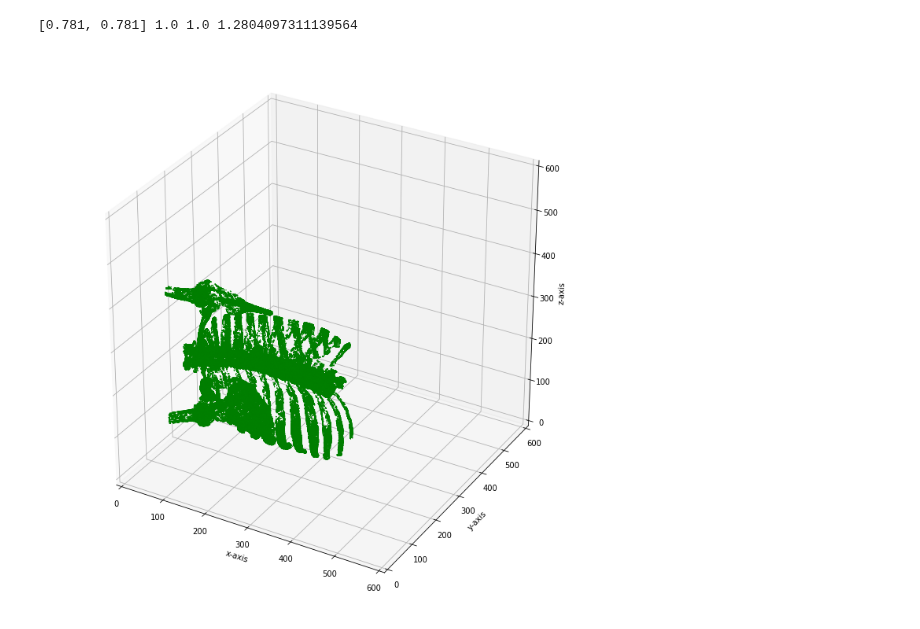
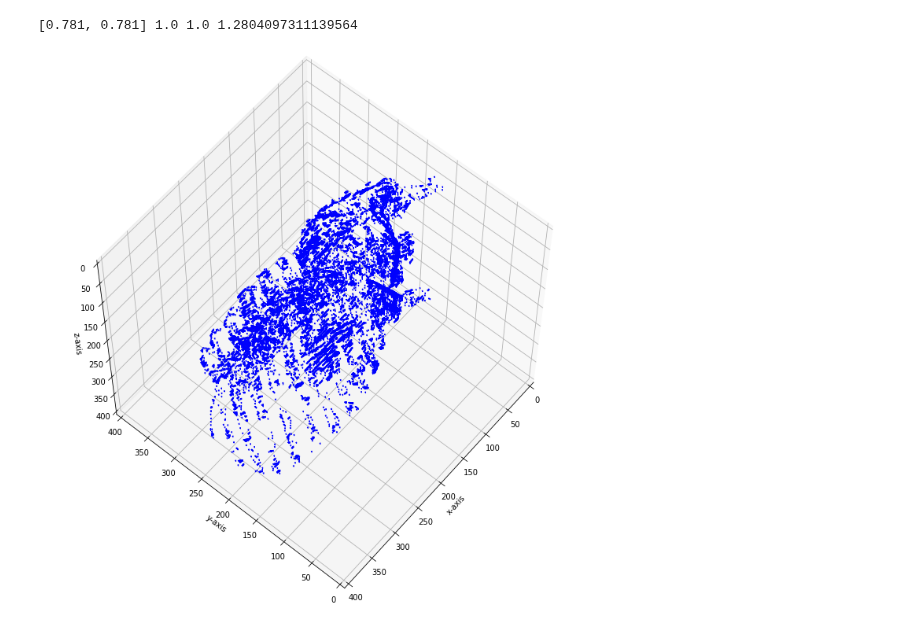
Before and after one commit to ryskks/usedicom, a Jupyter notebook: dimension.ipynb, the cells around one changed output. Cells and saved outputs as stored; diff of their text form; code cells hidden in the pictures.

```diff
--- a/dimension.ipynb
+++ b/dimension.ipynb
@@ -124,27 +122,30 @@ img3d_boolean[indice_over] = True
 # %%
 # マーチングキュープ法を実施
 verts, faces, normals, values = measure.marching_cubes(img3d_threshold,
-                                                      level=1,
-                                                      spacing=(1,0.781, 0.781),
-                                                      mask=img3d_boolean)
+                                                      level = 1,
+                                                      spacing = (1, 0.781, 0.781),
+                                                      step_size = 3,
+                                                      mask = img3d_boolean)
 
 # グラフを作成
 fig = plt.figure(figsize=(10, 10))
 ax = fig.add_subplot(111, projection='3d')
 
 mesh = Poly3DCollection(verts[faces])
-mesh.set_edgecolor('g')
+mesh.set_edgecolor('b')
 ax.add_collection3d(mesh)
 
 ax.set_xlabel("x-axis")
 ax.set_ylabel("y-axis")
 ax.set_zlabel("z-axis")
 
-ax.set_xlim(0, 600)
-ax.set_ylim(0, 600)
-ax.set_zlim(0, 600)
+ax.set_xlim(0, 400)
+ax.set_ylim(0, 400)
+ax.set_zlim(0, 400)
 
+# 観察方向を指定
+ax.view_init(elev=300, azim=-40)
 plt.tight_layout()
 plt.show()
 # %% [output]
-[figure, old version]
+[figure, new version]
```
Also changed, not shown: parts of 3 cells of this notebook.
